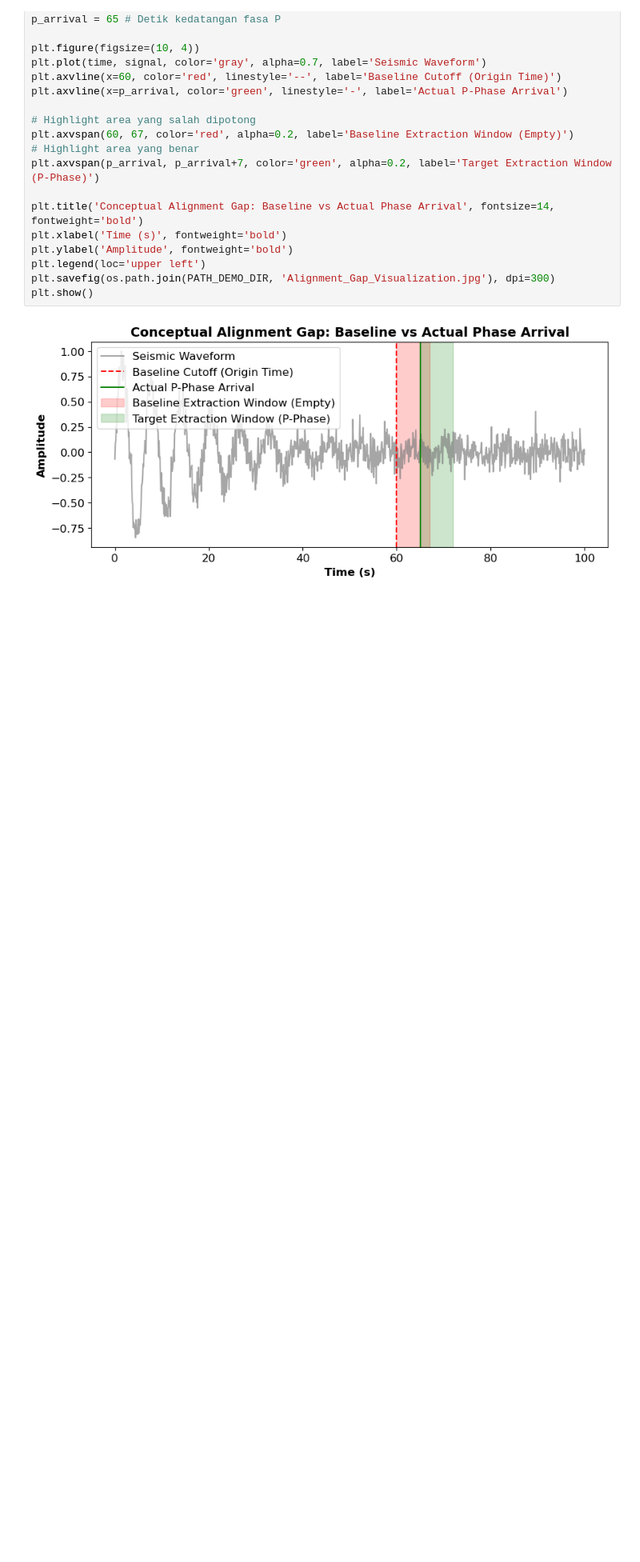
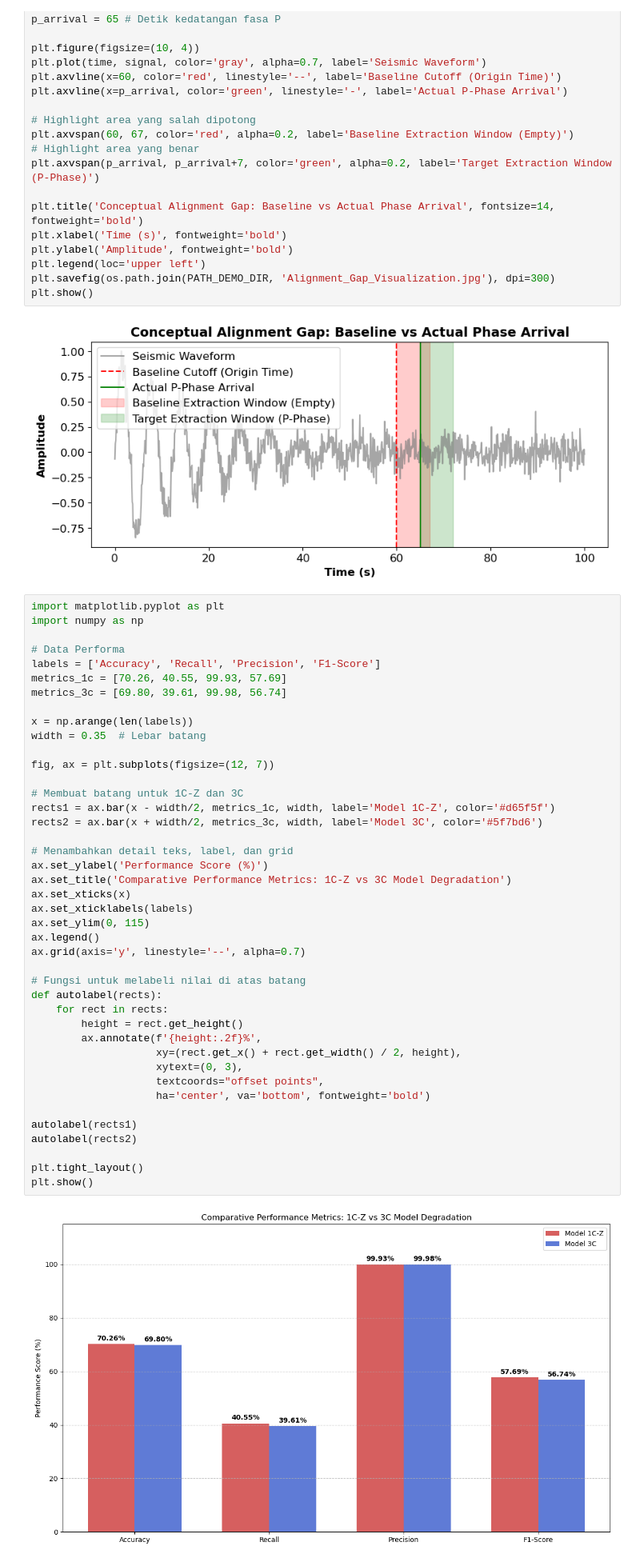
Before and after one commit to verykurniabakti/seismiccode, a Jupyter notebook: mcu_quake/code_gen_trying/indonesia_jaya_benchmarking_data/investigator_visualisator.ipynb, the cells around one changed output. Shown at 80% size. Cells and saved outputs as stored; diff of their text form; blank space fills up the shorter version.

```diff
--- a/mcu_quake/code_gen_trying/indonesia_jaya_benchmarking_data/investigator_visualisator.ipynb
+++ b/mcu_quake/code_gen_trying/indonesia_jaya_benchmarking_data/investigator_visualisator.ipynb
@@ -825,3 +825,47 @@ plt.savefig(os.path.join(PATH_DEMO_DIR, 'Alignment_Gap_Visualization.jpg'), dpi=
 plt.show()
 # %% [output]
 [figure]
+# %%
+import matplotlib.pyplot as plt
+import numpy as np
+
+# Data Performa
+labels = ['Accuracy', 'Recall', 'Precision', 'F1-Score']
+metrics_1c = [70.26, 40.55, 99.93, 57.69]
+metrics_3c = [69.80, 39.61, 99.98, 56.74]
+
+x = np.arange(len(labels))
+width = 0.35  # Lebar batang
+
+fig, ax = plt.subplots(figsize=(12, 7))
+
+# Membuat batang untuk 1C-Z dan 3C
+rects1 = ax.bar(x - width/2, metrics_1c, width, label='Model 1C-Z', color='#d65f5f')
+rects2 = ax.bar(x + width/2, metrics_3c, width, label='Model 3C', color='#5f7bd6')
+
+# Menambahkan detail teks, label, dan grid
+ax.set_ylabel('Performance Score (%)')
+ax.set_title('Comparative Performance Metrics: 1C-Z vs 3C Model Degradation')
+ax.set_xticks(x)
+ax.set_xticklabels(labels)
+ax.set_ylim(0, 115)
+ax.legend()
+ax.grid(axis='y', linestyle='--', alpha=0.7)
+
+# Fungsi untuk melabeli nilai di atas batang
+def autolabel(rects):
+    for rect in rects:
+        height = rect.get_height()
+        ax.annotate(f'{height:.2f}%',
+                    xy=(rect.get_x() + rect.get_width() / 2, height),
+                    xytext=(0, 3),
+                    textcoords="offset points",
+                    ha='center', va='bottom', fontweight='bold')
+
+autolabel(rects1)
+autolabel(rects2)
+
+plt.tight_layout()
+plt.show()
+# %% [output]
+[figure, added]
```
Also changed, not shown: parts of 3 cells of this notebook, 2 other files.
